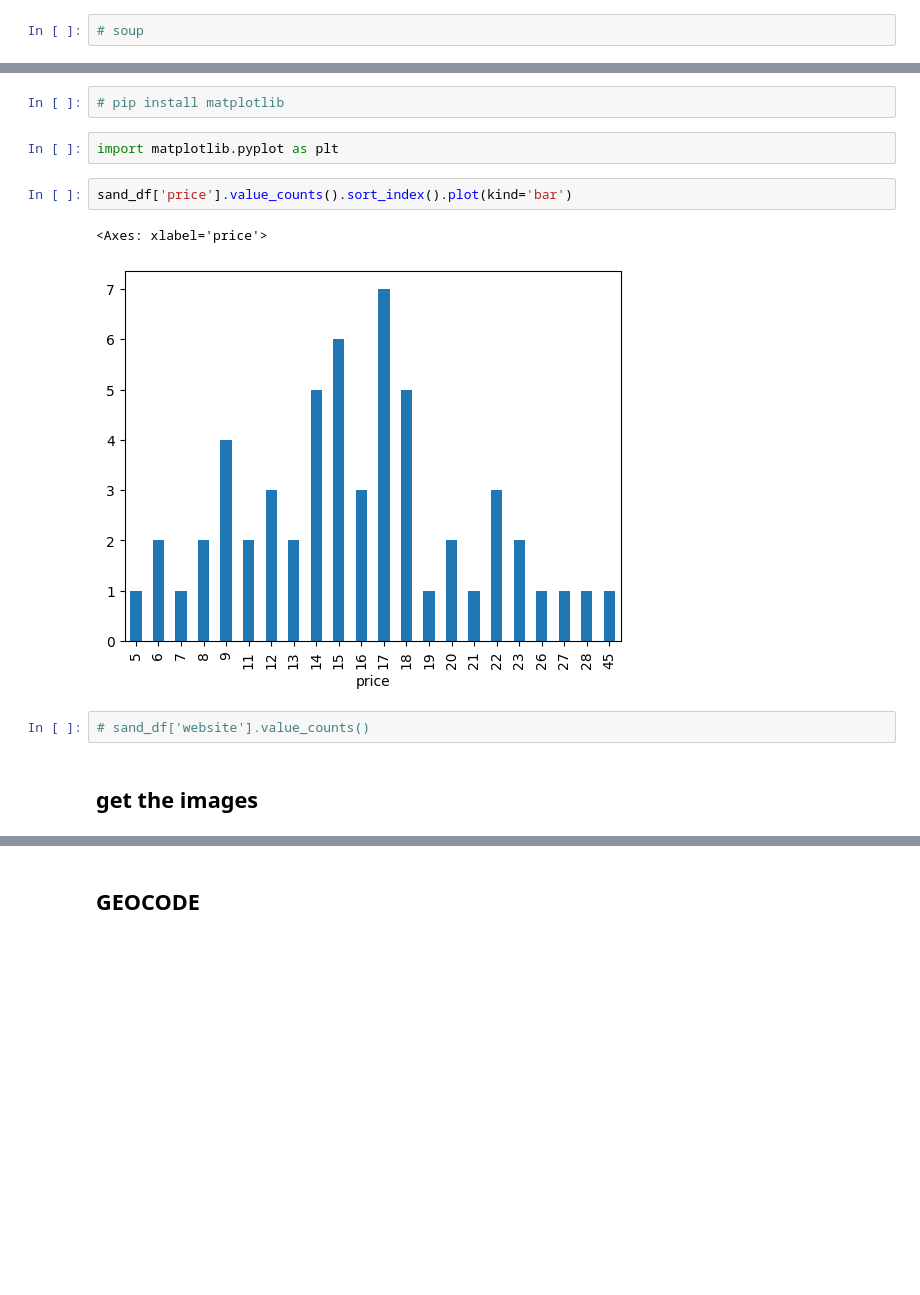
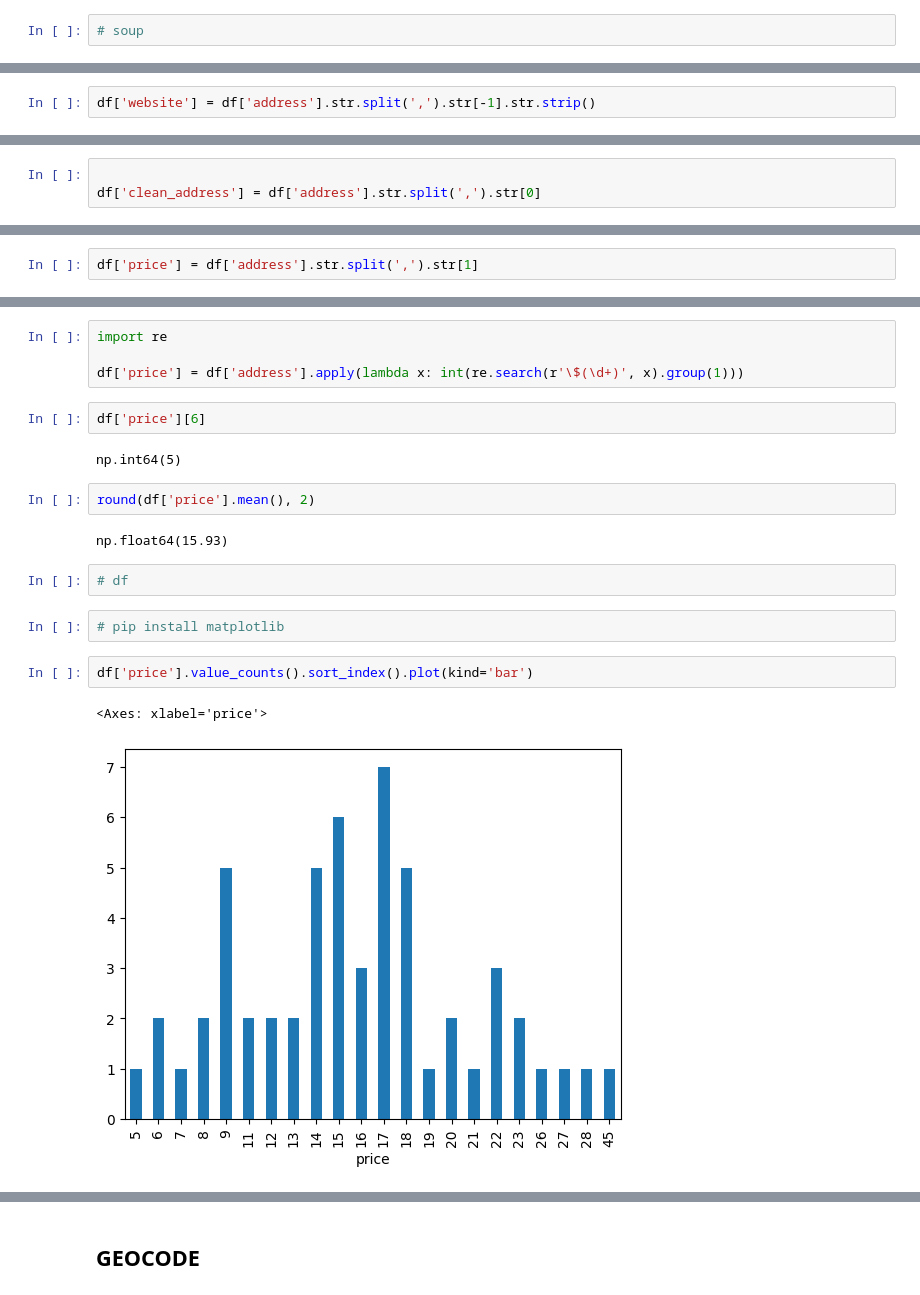
Before and after one commit to dan-dewitz/Mapping-Iconic-NYC-Sandwiches, a Jupyter notebook: create_sandwich_map.ipynb, the cells around one changed output, grey strips where cells are left out. Cells and saved outputs as stored; diff of their text form; blank space fills up the shorter version.

```diff
--- a/create_sandwich_map.ipynb
+++ b/create_sandwich_map.ipynb
@@ -162,0 +284,2 @@ sand_df
+# %%
+df['website'] = df['address'].str.split(',').str[-1].str.strip()
@@ -162,0 +296,3 @@ sand_df
+# %%
+
+df['clean_address'] = df['address'].str.split(',').str[0]
@@ -162,0 +309,2 @@ sand_df
+# %%
+df['price'] = df['address'].str.split(',').str[1]
@@ -163,13 +323,21 @@ sand_df
+# %%
+import re
+
+df['price'] = df['address'].apply(lambda x: int(re.search(r'\$(\d+)', x).group(1)))
+# %%
+df['price'][6]
+# %% [output]
+np.int64(5)
+# %%
+round(df['price'].mean(), 2)
+# %% [output]
+np.float64(15.93)
+# %%
+# df
 # %%
 # pip install matplotlib
-# %%
-import matplotlib.pyplot as plt
 # %%
-sand_df['price'].value_counts().sort_index().plot(kind='bar')
+df['price'].value_counts().sort_index().plot(kind='bar')
 # %% [output]
 <Axes: xlabel='price'>
-[figure, old version]
+[figure, new version]
-# %%
-# sand_df['website'].value_counts()
-# %% [markdown]
-## get the images
```
Also changed, not shown: parts of 99 cells of this notebook.
